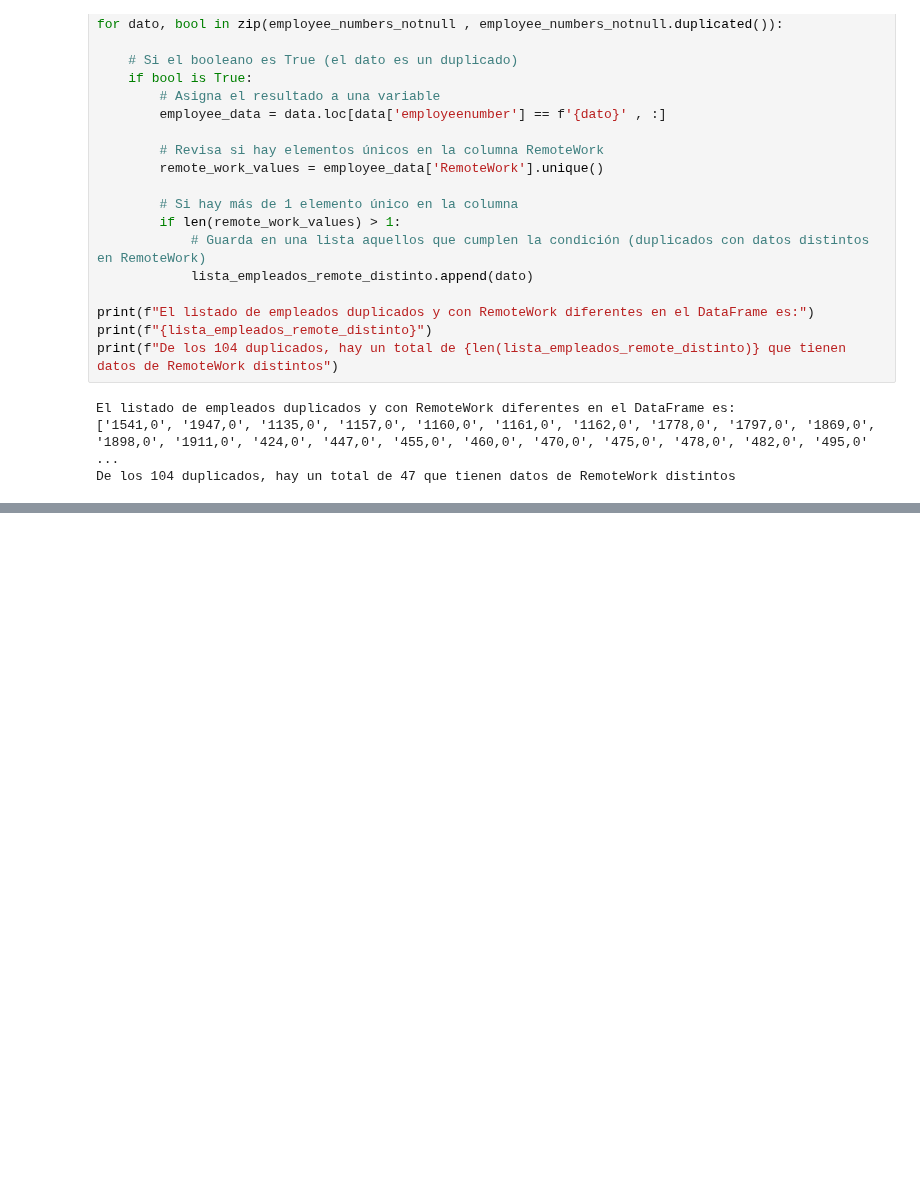
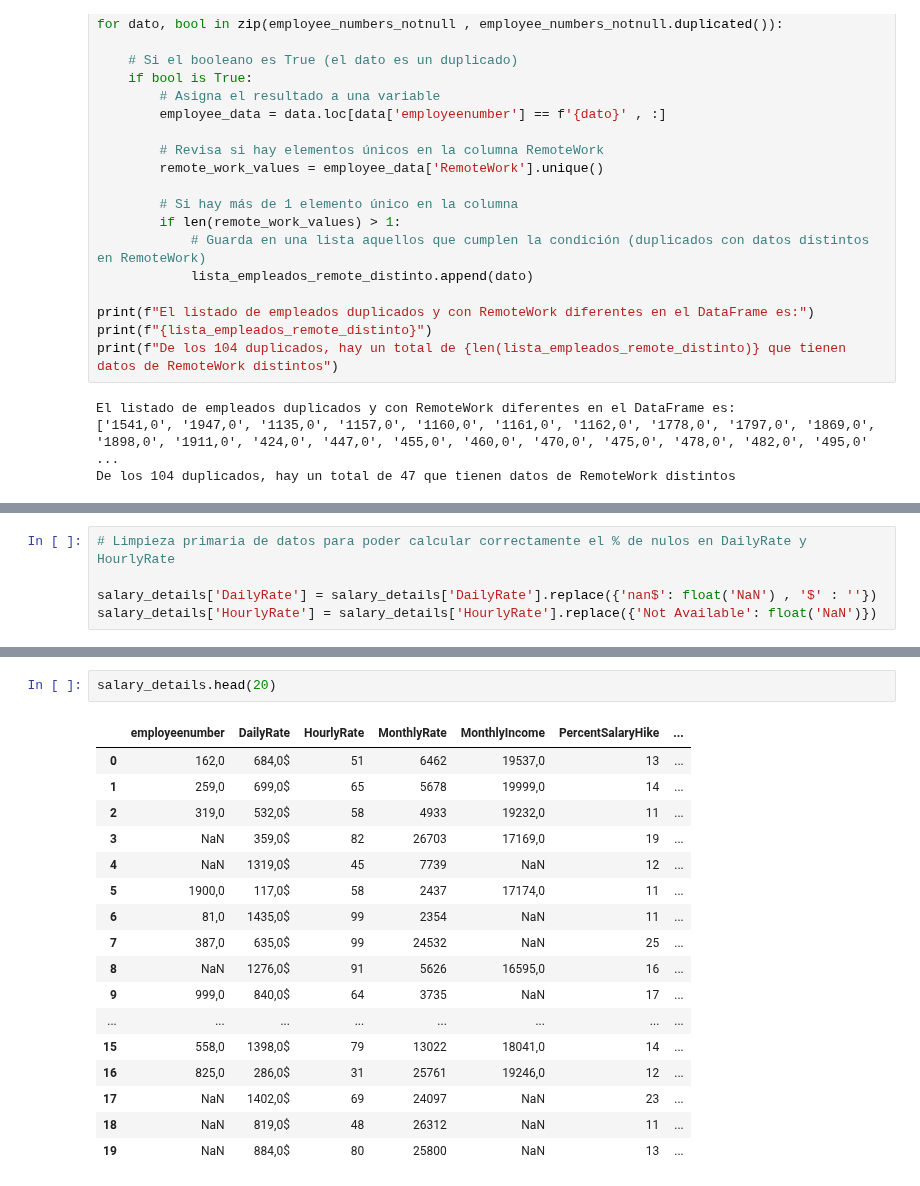
Before and after one commit to raquelmartinrodriguez/proyecto-da-promo-G-modulo-3-team-1, a Jupyter notebook: notebooks/salarydetails.ipynb, the cells around one changed output, grey strips where cells are left out. Drawn from its saved outputs; the diff is of its cells as text; blank space fills up the shorter version.

```diff
--- a/notebooks/salarydetails.ipynb
+++ b/notebooks/salarydetails.ipynb
@@ -144 +139,6 @@ Name: DailyRate, Length: 1614, dtype: bool
+# %%
+# Limpieza primaria de datos para poder calcular correctamente el % de nulos en DailyRate y HourlyRate
+
+salary_details['DailyRate'] = salary_details['DailyRate'].replace({'nan$': float('NaN') , '$' : ''})
+salary_details['HourlyRate'] = salary_details['HourlyRate'].replace({'Not Available': float('NaN')})
 # %%
@@ -162,3 +164,23 @@ dtype: float64
 Observaciones:
 'MonthlyIncome' demasiado elevado --> Necesitamos encontrar la manera de calcular los ingresos mensuales que faltan
 'employeenumber' demasiado elevado --> Necesitamos encontrar la manera de rellenar con IDs aquellos a los que les falten
+# %%
+salary_details.head(20)
+# %% [output]
+|  | employeenumber | DailyRate | HourlyRate | MonthlyRate | MonthlyIncome | PercentSalaryHike | ... |
+| 0 | 162,0 | 684,0$ | 51 | 6462 | 19537,0 | 13 | ... |
+| 1 | 259,0 | 699,0$ | 65 | 5678 | 19999,0 | 14 | ... |
+| 2 | 319,0 | 532,0$ | 58 | 4933 | 19232,0 | 11 | ... |
+| 3 | NaN | 359,0$ | 82 | 26703 | 17169,0 | 19 | ... |
+| 4 | NaN | 1319,0$ | 45 | 7739 | NaN | 12 | ... |
+| 5 | 1900,0 | 117,0$ | 58 | 2437 | 17174,0 | 11 | ... |
+| 6 | 81,0 | 1435,0$ | 99 | 2354 | NaN | 11 | ... |
+| 7 | 387,0 | 635,0$ | 99 | 24532 | NaN | 25 | ... |
+| 8 | NaN | 1276,0$ | 91 | 5626 | 16595,0 | 16 | ... |
+| 9 | 999,0 | 840,0$ | 64 | 3735 | NaN | 17 | ... |
+| ... | ... | ... | ... | ... | ... | ... | ... |
+| 15 | 558,0 | 1398,0$ | 79 | 13022 | 18041,0 | 14 | ... |
+| 16 | 825,0 | 286,0$ | 31 | 25761 | 19246,0 | 12 | ... |
+| 17 | NaN | 1402,0$ | 69 | 24097 | NaN | 23 | ... |
+| 18 | NaN | 819,0$ | 48 | 26312 | NaN | 11 | ... |
+| 19 | NaN | 884,0$ | 80 | 25800 | NaN | 13 | ... |
```
Also changed, not shown: parts of 7 cells of this notebook.
